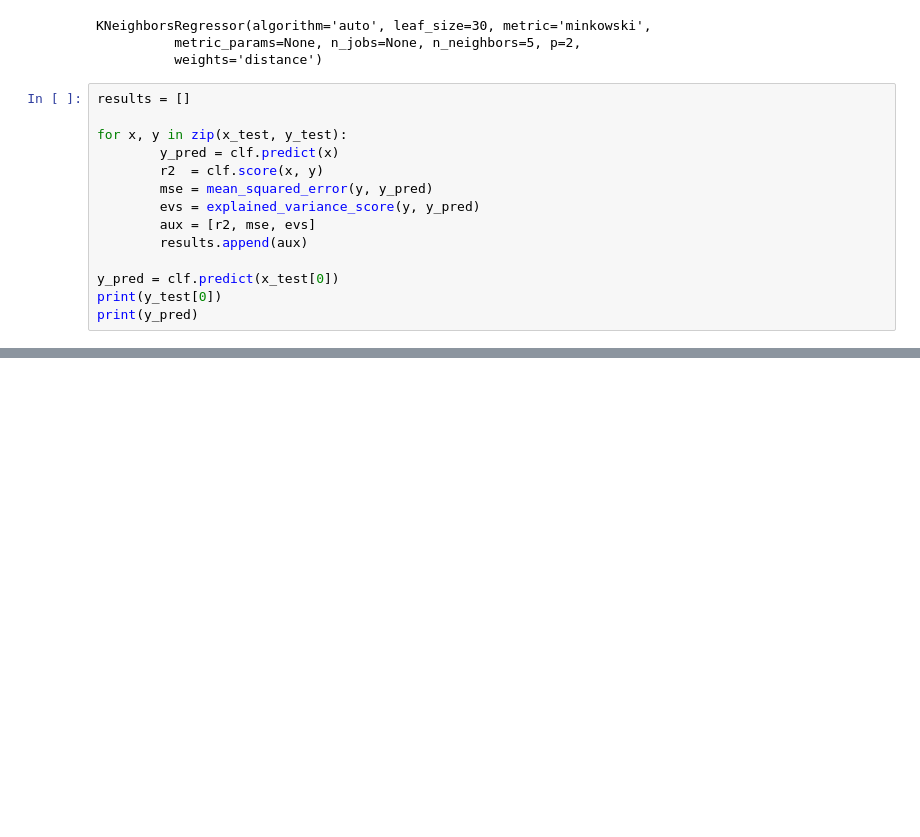
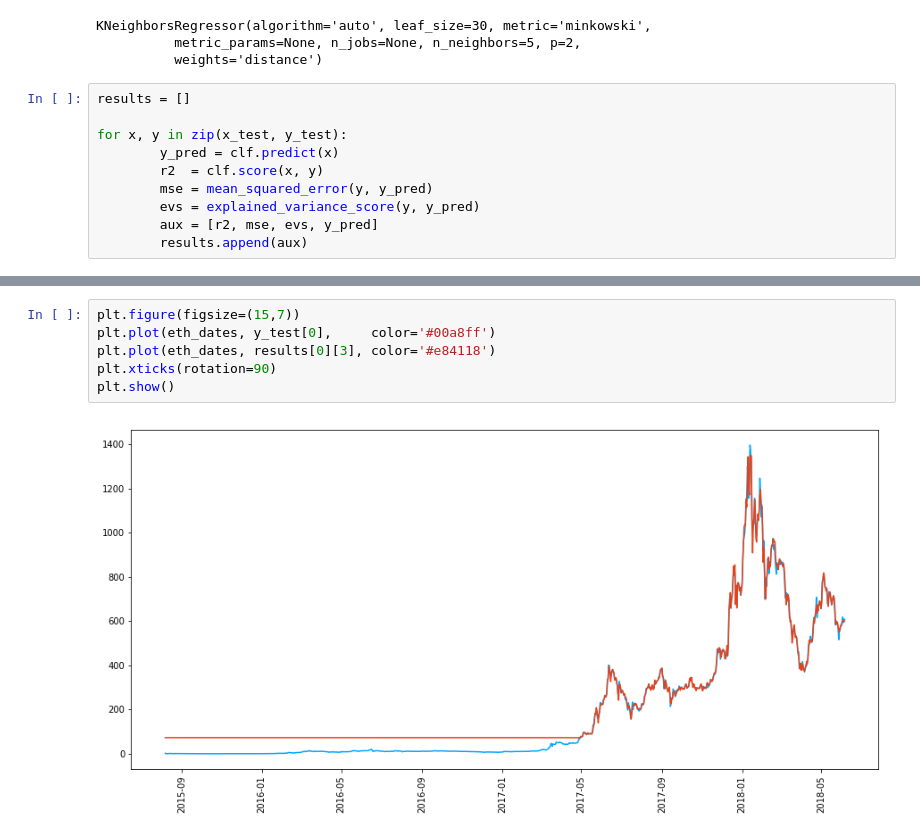
Before and after one commit to ahayasic/T2-DataMining, a Jupyter notebook: T2-T10.ipynb, the cells around one changed output, grey strips where cells are left out. Cells and saved outputs as stored; diff of their text form; blank space fills up the shorter version.

```diff
--- a/T2-T10.ipynb
+++ b/T2-T10.ipynb
@@ -286,9 +458,5 @@ for x, y in zip(x_test, y_test):
         r2  = clf.score(x, y)
         mse = mean_squared_error(y, y_pred)
         evs = explained_variance_score(y, y_pred)
-        aux = [r2, mse, evs]
+        aux = [r2, mse, evs, y_pred]
         results.append(aux)
-
-y_pred = clf.predict(x_test[0])
-print(y_test[0])
-print(y_pred)
@@ -312,0 +471,8 @@ Name: close, Length: 1035, dtype: float64
+# %%
+plt.figure(figsize=(15,7))
+plt.plot(eth_dates, y_test[0],     color='#00a8ff')
+plt.plot(eth_dates, results[0][3], color='#e84118')
+plt.xticks(rotation=90)
+plt.show()
+# %% [output]
+[figure, added]
```
Also changed, not shown: parts of 80 cells of this notebook.
